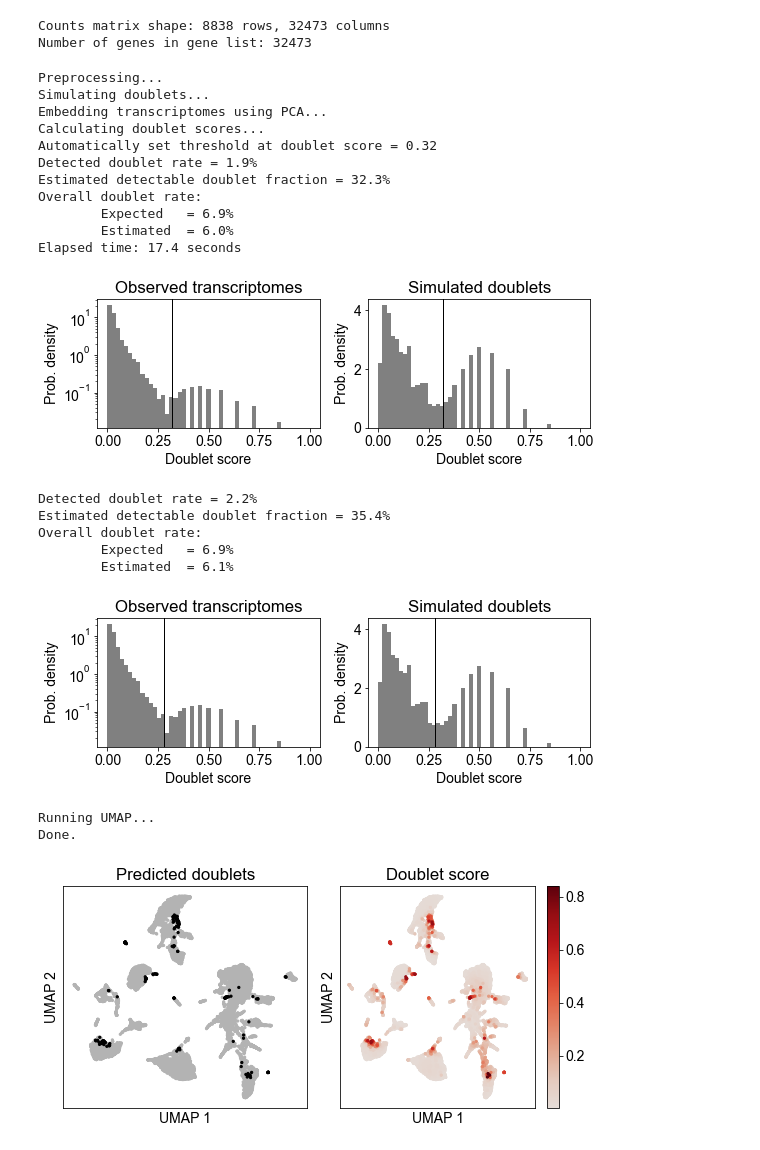
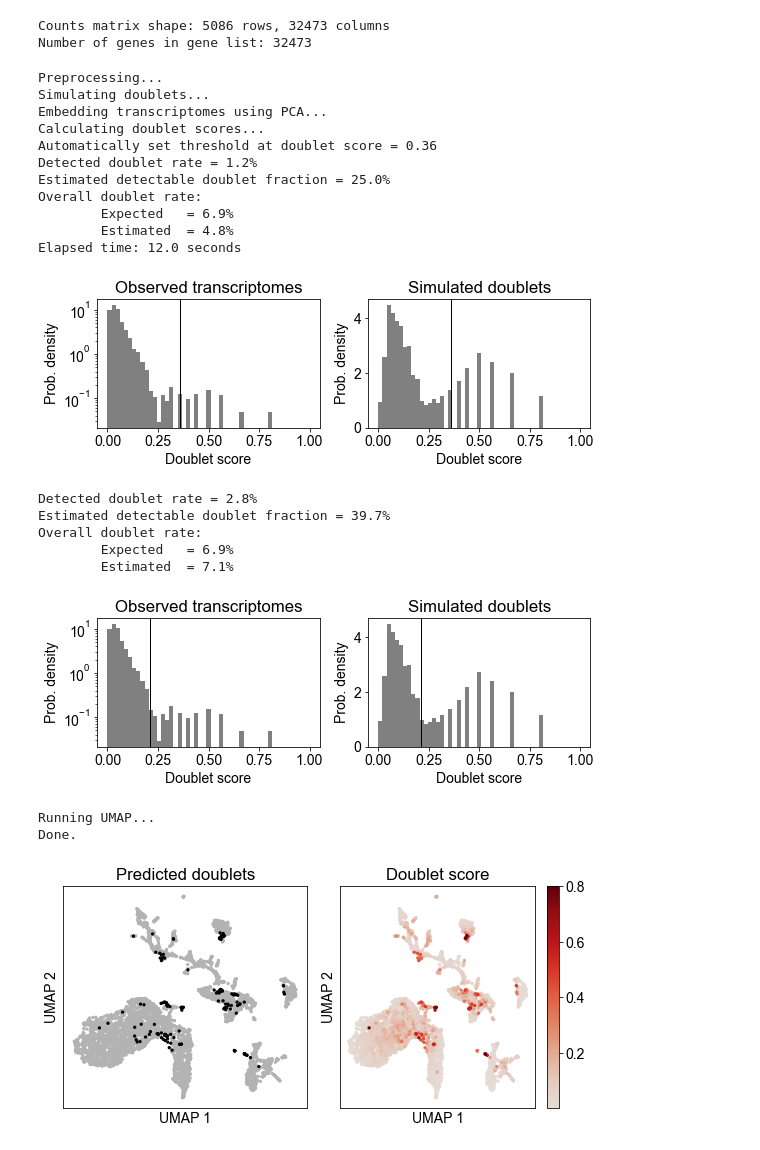
Before and after one commit to ColeKeenum/citeseq, a Jupyter notebook: scrublet_notebooks/citeseq_scrublet_mp24.ipynb, the cells around one changed output. Drawn from its saved outputs; the diff is of its cells as text; code cells hidden in the pictures.

Commit message:
more conservative scrublet analysis

```diff
--- a/scrublet_notebooks/citeseq_scrublet_mp24.ipynb
+++ b/scrublet_notebooks/citeseq_scrublet_mp24.ipynb
@@ -12,7 +12,9 @@ plt.rcParams['font.sans-serif'] = 'Arial'
 plt.rc('font', size=14)
 plt.rcParams['pdf.fonttype'] = 42
 # %%
-input_dir = 'C:/Users/colek/Desktop/Roy Lab/CITE-Seq Data/mp24hr10xdata/mp24hr10xdata/outs/filtered_feature_bc_matrix'
+# NOTE: Need to use 7-zip or similar program to unzip the .gz files listed in this cell in the directory called in the .mmread function below.
+# input_dir = 'C:/Users/colek/Desktop/Roy Lab/CITE-Seq Data/mp24hr10xdata/mp24hr10xdata/outs/filtered_feature_bc_matrix'
+input_dir = 'Y:/Cole Keenum/CITE-seq files/mp24hr10xdata/mp24hr10xdata/outs/filtered_feature_bc_matrix'
 
 counts_matrix = scipy.io.mmread(input_dir + '/matrix.mtx/matrix.mtx').T.tocsc()
 genes = np.array(scr.load_genes(input_dir + '/features.tsv/features.tsv', delimiter='\t', column=1))
@@ -20,7 +22,7 @@ genes = np.array(scr.load_genes(input_dir + '/features.tsv/features.tsv', delimi
 print('Counts matrix shape: {} rows, {} columns'.format(counts_matrix.shape[0], counts_matrix.shape[1]))
 print('Number of genes in gene list: {}'.format(len(genes)))
 # %% [output]
-Counts matrix shape: 8838 rows, 32473 columns
+Counts matrix shape: 5086 rows, 32473 columns
 Number of genes in gene list: 32473
 # %%
 # save test txt file for confirmation with Read10X() in R Seurat package
@@ -38,27 +40,27 @@ Preprocessing...
 Simulating doublets...
 Embedding transcriptomes using PCA...
 Calculating doublet scores...
-Automatically set threshold at doublet score = 0.32
-Detected doublet rate = 1.9%
-Estimated detectable doublet fraction = 32.3%
+Automatically set threshold at doublet score = 0.36
+Detected doublet rate = 1.2%
+Estimated detectable doublet fraction = 25.0%
 Overall doublet rate:
         Expected   = 6.9%
-        Estimated  = 6.0%
-Elapsed time: 17.4 seconds
+        Estimated  = 4.8%
+Elapsed time: 12.0 seconds
 # %%
 scrub.plot_histogram();
 # %% [output]
-[figure, old version]
+[figure, new version]
 # %%
-scrub.call_doublets(threshold=0.28)
+scrub.call_doublets(threshold=0.21)
 scrub.plot_histogram();
 # %% [output]
-Detected doublet rate = 2.2%
-Estimated detectable doublet fraction = 35.4%
+Detected doublet rate = 2.8%
+Estimated detectable doublet fraction = 39.7%
 Overall doublet rate:
         Expected   = 6.9%
-        Estimated  = 6.1%
+        Estimated  = 7.1%
-[figure, old version]
+[figure, new version]
 # %%
 print('Running UMAP...')
 scrub.set_embedding('UMAP', scr.get_umap(scrub.manifold_obs_, 10, min_dist=0.3))
@@ -81,7 +83,7 @@ scrub.plot_embedding('UMAP', order_points=True);
 # scrub.plot_embedding('tSNE', order_points=True);
 # scrub.plot_embedding('FA', order_points=True);
 # %% [output]
-[figure, old version]
+[figure, new version]
 # %%
 import pandas as pd
 df = pd.DataFrame({
```
Also changed, not shown: parts of 1 cell of this notebook, 4 other files.
